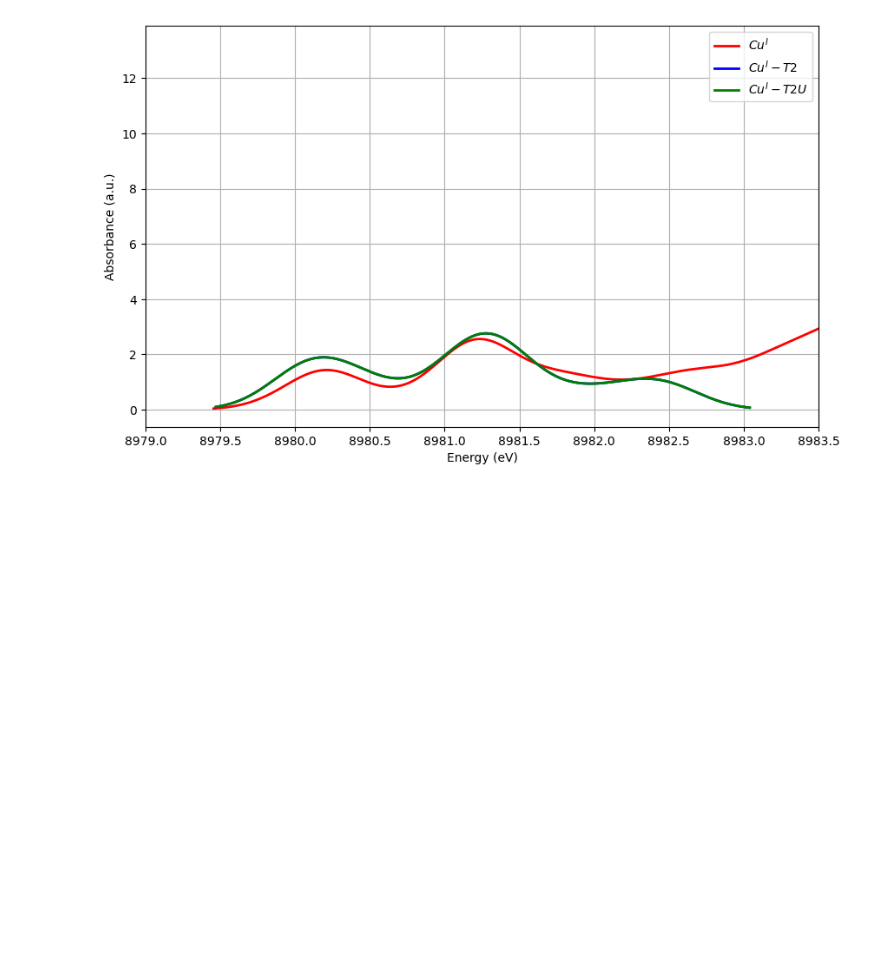
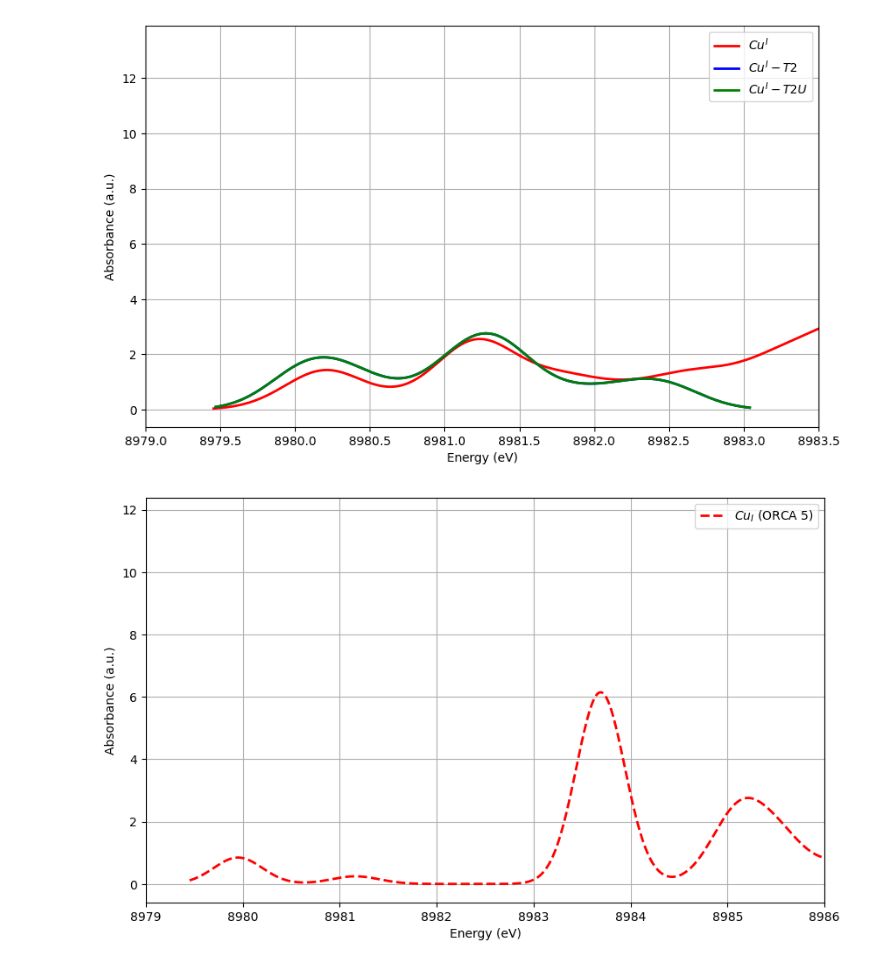
Before and after one commit to Aguiario/ORCA_and_Gaussian, a Jupyter notebook: ORCA_ABS/plost_orca6.ipynb, the cells around one changed output. Cells and saved outputs as stored; diff of their text form; code cells hidden in the pictures; blank space fills up the shorter version.

Commit message:
Comparison

```diff
--- a/ORCA_ABS/plost_orca6.ipynb
+++ b/ORCA_ABS/plost_orca6.ipynb
@@ -34,3 +34,40 @@ plt.xlim(8979,8983.5)
 plt.show()
 # %% [output]
 [figure]
+# %%
+import os
+import numpy as np
+import matplotlib.pyplot as plt
+import ORCA_plot as utl
+
+# Define file paths
+file_ref_Cu_I_updated = os.path.join("data", "Cu_I_xbpy2_UPDATED.tsv")
+file_ref_Cu_I_original = os.path.join("data", "Cu_I_xbpy2.tsv")
+
+# Load data using utl.plot
+curve_ref_Cu_I_updated, bar_ref_Cu_I_updated = utl.plot(file_ref_Cu_I_updated, plot=False, sigma=0.25)
+curve_ref_Cu_I_original, bar_ref_Cu_I_original = utl.plot(file_ref_Cu_I_original, plot=False, sigma=0.25)
+
+# Normalize intensities
+#max_intensity_updated = np.max(curve_ref_Cu_I_updated[1])
+#max_intensity_original = np.max(curve_ref_Cu_I_original[1])
+
+#normalized_intensity_updated = curve_ref_Cu_I_updated[1] / max_intensity_updated
+#normalized_intensity_original = curve_ref_Cu_I_original[1] / max_intensity_original
+
+# Plot comparison
+plt.figure(figsize=(10, 6))
+#plt.plot(curve_ref_Cu_I_updated[0] - 9.94, curve_ref_Cu_I_updated[1], label="$Cu_I$ (ORCA 6)", color='blue', linewidth=2)
+plt.plot(curve_ref_Cu_I_original[0] - 9.94, curve_ref_Cu_I_original[1], label="$Cu_I$ (ORCA 5)", color='red', linestyle='dashed', linewidth=2)
+
+plt.grid(True)
+plt.xlabel("Energy (eV)")
+plt.ylabel("Absorbance (a.u.)")
+plt.legend()
+plt.xlim(8979, 8986)
+#plt.ylim(0, 0.7)
+
+# Show plot
+plt.show()
+# %% [output]
+[figure, added]
```
Also changed, not shown: 1 other file.
